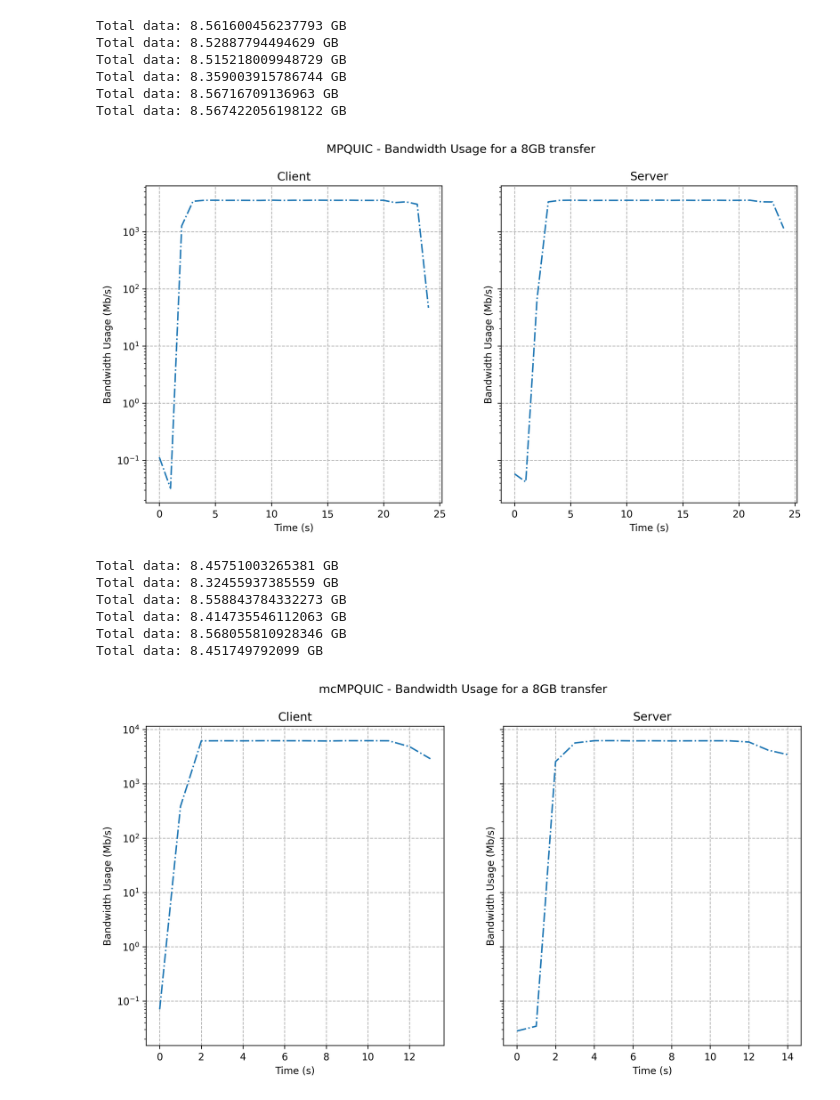
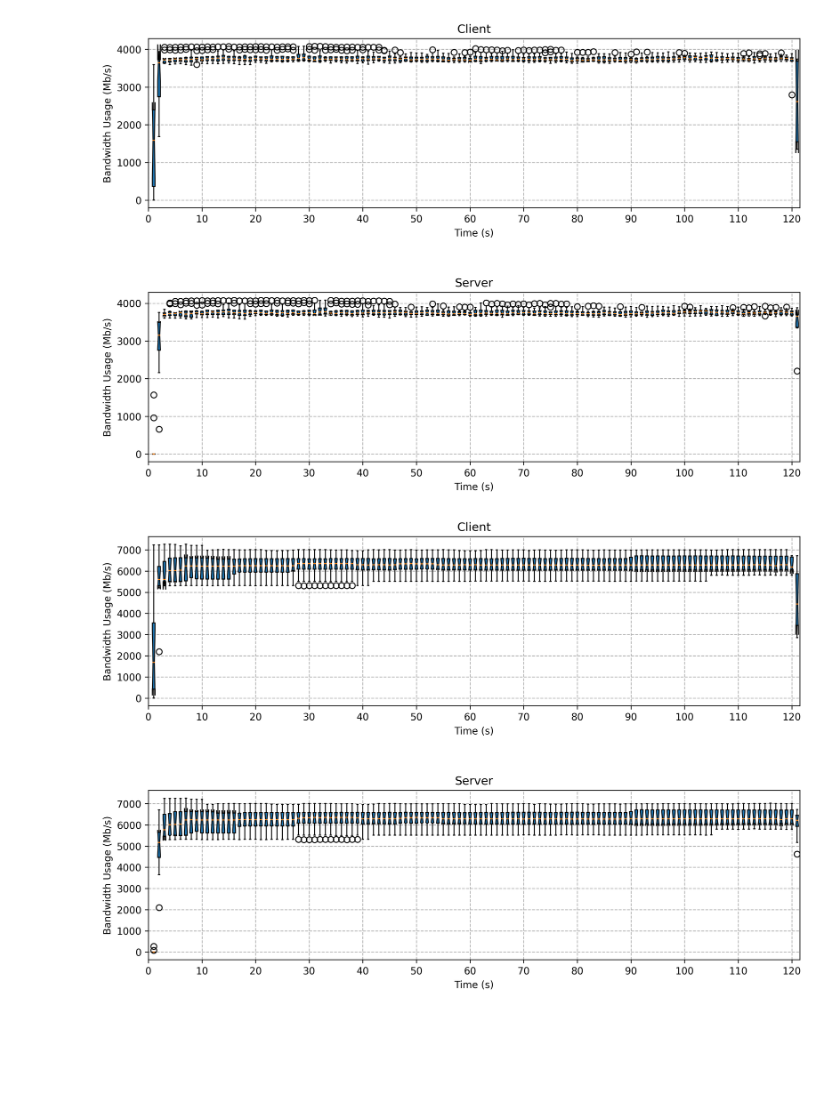
Before and after one commit to vanyingenzi/master_thesis_utilies, a Jupyter notebook: analysis/ifstat_plotting.ipynb, the cells around one changed output. Saved outputs shown, nothing was run; the diff lists cells and outputs as text; code cells hidden in the pictures; blank space fills up the shorter version.

Commit message:
Added througput testcase and improved the plotting scripts

```diff
--- a/analysis/ifstat_plotting.ipynb
+++ b/analysis/ifstat_plotting.ipynb
@@ -43,7 +45,7 @@ def extract_ifstat_data_file(filename: str, start_time: int, end_time: int, utah
         data = sum([float(measurement) for measurement in line.split()[1:]])
         data_per_second.append(data)
     sum_data = sum(data_per_second)
-    print(f"Total data: {sum_data / (1024 * 1024)} GB")
+    #print(f"Total data: {sum_data / (1024 * 1024)} GB")
     return np.array(data_per_second) * 8 / 1024 # Convert to Mbps
 
 def extract_ifstat_data_per_role(role_logs: str, start, end, utah_time: bool):
@@ -72,29 +74,41 @@ def calculate_over_time_avg(runs_results):
 
 def extract_ifstat_per_testcase(testcase_logs: str, utah_time: bool):
     runs_dirs = [f for f in os.listdir(testcase_logs) if f.isdigit()]
-    clients_runs_results = []
-    server_runs_results = []
+
+    client_runs_per_secs = defaultdict(list)
+    server_runs_per_secs = defaultdict(list)
 
     for run in runs_dirs:
         clients_runs, server_runs = extract_ifstat_data_per_run(os.path.join(testcase_logs, run), utah_time)
-        clients_runs_results.append(clients_runs)
-        server_runs_results.append(server_runs)
+        for second, value in enumerate(clients_runs):
+            client_runs_per_secs[second].append(value)
+        for second, value in enumerate(server_runs):
+            server_runs_per_secs[second].append(value)
+    return  client_runs_per_secs, server_runs_per_secs
 
-    return  calculate_over_time_avg(clients_runs_results), calculate_over_time_avg(server_runs_results)
-
-def axe_plot(ax: plt.Axes, cpu_util_per_sec, title: str):
-    ax.plot(range(len(cpu_util_per_sec)), cpu_util_per_sec, label="Bandwidth Usage", linestyle="dashdot")
+def axe_plot(ax: plt.Axes, cpu_util_per_sec: Dict[int, List[int]], title: str):
+    data = []
+    labels = list(cpu_util_per_sec.keys())
+    labels.sort()
+    for label in labels:
+        data.append(cpu_util_per_sec[label])
+    ax.boxplot(data, labels, showfliers=True, patch_artist=True, zorder=3)
     ax.set_xlabel("Time (s)")
     ax.set_ylabel("Bandwidth Usage (Mb/s)")
     ax.set_title(title)
+    # Set x-ticks to every 10th value
+    ax.set_xticks(np.arange(min(labels), max(labels)+1, 10))
+
+    # Optionally, set x-tick labels to match the tick locations
+    ax.set_xticklabels(np.arange(min(labels), max(labels)+1, 10))
     ax.grid(which='major', zorder=0, linestyle="dashed")
 
 def plot_ifstat_impl(implementation_logs: str, impl_name: str, utah_time: bool):
-    client_cpu_util, server_cpu_util = extract_ifstat_per_testcase(os.path.join(implementation_logs, "goodput"), utah_time)
-    fig, axes = plt.subplots(1, 2, figsize=(12, 6), dpi=DPI, sharey=True)
+    client_cpu_util, server_cpu_util = extract_ifstat_per_testcase(os.path.join(implementation_logs, testcase), utah_time)
+    fig, axes = plt.subplots(2, 1, figsize=(12, 8), dpi=DPI, sharey=True)
     fig.subplots_adjust(hspace=0.5)  # Add margin between rows
-    fig.suptitle(f"{impl_name} - Bandwidth Usage for a 8GB transfer")
+    # fig.suptitle(f"{impl_name} - Bandwidth Usage for a 8GB transfer")
     axe_plot(axes[0], client_cpu_util, "Client")
     axe_plot(axes[1], server_cpu_util, "Server")
-    plt.yscale("log")
+    #plt.yscale("log")
 # %%
@@ -105,22 +118,12 @@ FileNotFoundError: [Errno 2] No such file or directory: '../logs/logs_2024-04-24
 # %%
-plot_ifstat_impl(os.path.join(expirements_logs, "mpquic_mpquic"), "MPQUIC", utah_time=False)
-plt.show()
+if "mpquic_mpquic" in os.listdir(expirements_logs):
+    plot_ifstat_impl(os.path.join(expirements_logs, "mpquic_mpquic"), "MPQUIC", utah_time=False)
+    plt.show()
 # %% [output]
-Total data: 8.561600456237793 GB
-Total data: 8.52887794494629 GB
-Total data: 8.515218009948729 GB
-Total data: 8.359003915786744 GB
-Total data: 8.56716709136963 GB
-Total data: 8.567422056198122 GB
-[figure, old version]
+[figure, new version]
 # %%
-plot_ifstat_impl(os.path.join(expirements_logs, "mcmpquic_mcmpquic"), "mcMPQUIC", utah_time=False)
-plt.show()
+if "mcmpquic_mcmpquic" in os.listdir(expirements_logs):
+    plot_ifstat_impl(os.path.join(expirements_logs, "mcmpquic_mcmpquic"), "mcMPQUIC", utah_time=False)
+    plt.show()
 # %% [output]
-Total data: 8.45751003265381 GB
-Total data: 8.32455937385559 GB
-Total data: 8.558843784332273 GB
-Total data: 8.414735546112063 GB
-Total data: 8.568055810928346 GB
-Total data: 8.451749792099 GB
-[figure, old version]
+[figure, new version]
```
Also changed, not shown: parts of 3 cells of this notebook, 23 other files.
